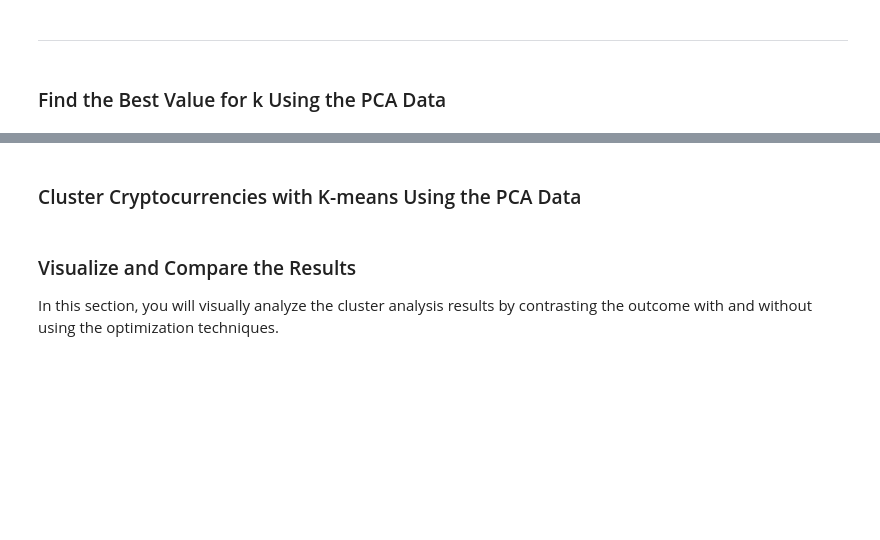
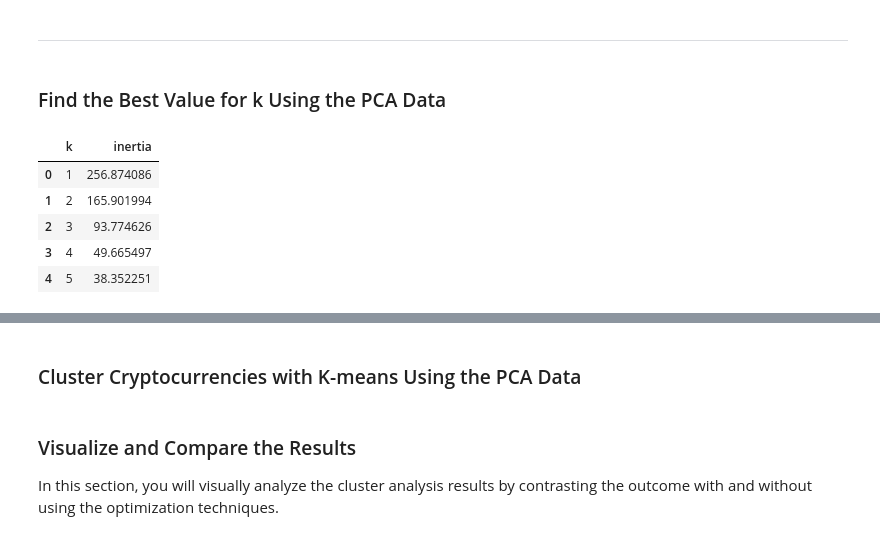
Before and after one commit to colca6/CryptoClustering, a Jupyter notebook: Crypto_Clustering.ipynb, the cells around one changed output, grey strips where cells are left out. Drawn from its saved outputs; the diff is of its cells as text; code cells hidden in the pictures; blank space fills up the shorter version.

```diff
--- a/Crypto_Clustering.ipynb
+++ b/Crypto_Clustering.ipynb
@@ -236,20 +266,39 @@ df_predictions.hvplot.scatter(
 # %% [markdown]
 ### Find the Best Value for k Using the PCA Data
 # %%
+#This section also covered in Exercise 19.3.2
+
+#NOTE sepecify k variable as pca because earlier on we used k alone. Same with model.
+
 # Create a list with the number of k-values from 1 to 11
+k_pca = list(range(1,11))
 # %%
 # Create an empty list to store the inertia values
-
+inertia_pca = []
 
 # Create a for loop to compute the inertia with each possible value of k
 # Inside the loop:
 # 1. Create a KMeans model using the loop counter for the n_clusters
 # 2. Fit the model to the data using `df_market_data_pca`
 # 3. Append the model.inertia_ to the inertia list
+for i in k_pca:
+    k_pca_model = KMeans(n_clusters=i, random_state=1)
+    k_pca_model.fit(df_crypto_pca)
+    inertia_pca.append(k_pca_model.inertia_)
 # %%
 # Create a dictionary with the data to plot the Elbow curve
+pca_elbow_data = {"k": k_pca, "inertia": inertia_pca}
+# Create a DataFrame with the data to plot the Elbow curve
+df_elbow_pca = pd.DataFrame(pca_elbow_data)
 
-# Create a DataFrame with the data to plot the Elbow curve
+df_elbow_pca.head()
+# %% [output]
+|  | k | inertia |
+| 0 | 1 | 256.874086 |
+| 1 | 2 | 165.901994 |
+| 2 | 3 | 93.774626 |
+| 3 | 4 | 49.665497 |
+| 4 | 5 | 38.352251 |
 # %%
 # Plot a line chart with all the inertia values computed with
 # the different values of k to visually identify the optimal value for k.
```
Also changed, not shown: parts of 7 cells of this notebook.
